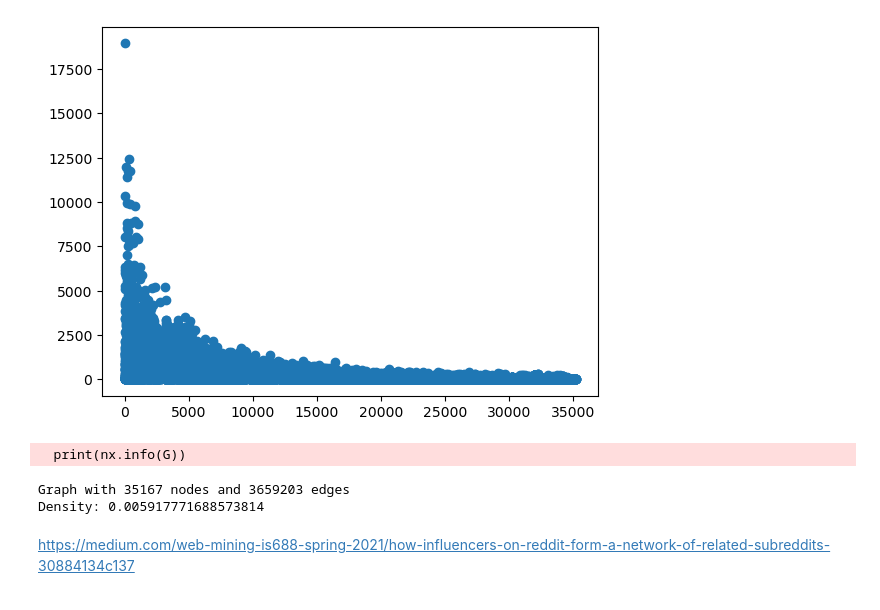
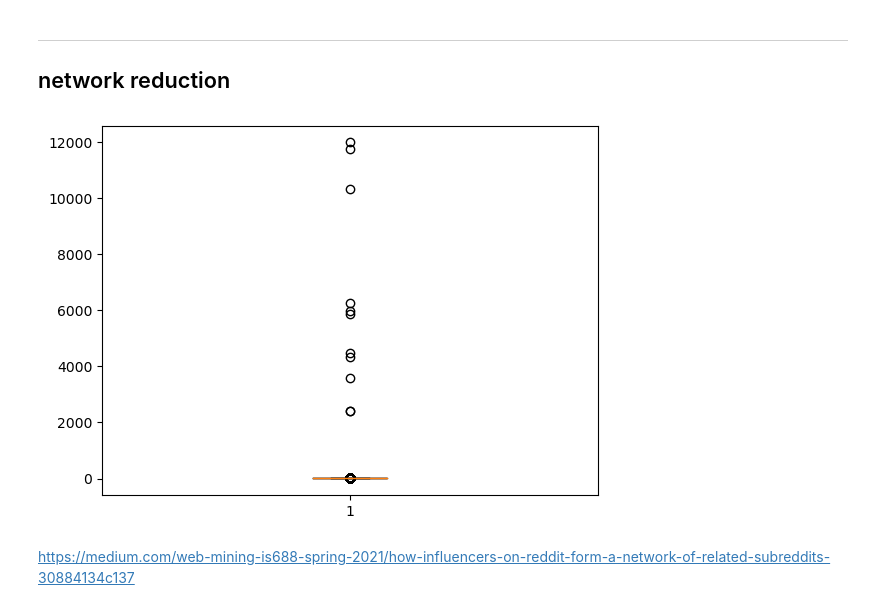
Before and after one commit to social-nlp-lab/reddit-network, a Jupyter notebook: make-network.ipynb, the cells around one changed output. Saved outputs shown, nothing was run; the diff lists cells and outputs as text; code cells hidden in the pictures.

```diff
--- a/make-network.ipynb
+++ b/make-network.ipynb
@@ -42,0 +12,6 @@ sub_counts = edges.groupby('subreddit').count()
+# %%
+
+# edges = edges[['from', 'subreddit']]
+edges = edges.rename(columns={'from': 'source', 'subreddit': 'target'})
+# reset index
+edges = edges.reset_index(drop=True)
@@ -42,0 +29,2 @@ sub_counts = edges.groupby('subreddit').count()
+# %%
+g = nx.from_pandas_edgelist(edges, source='source', target='target', create_using=nx.DiGraph())
@@ -42,0 +126,12 @@ sub_counts = edges.groupby('subreddit').count()
+# %%
+# add weights to edges
+# weight is the number of users shared between two subreddits
+# get the counts of each unique subreddit pair
+edge_counts = edges.groupby(['source', 'target']).size().reset_index(name='weight')
+
+# add edge weights to graph
+for index, row in edge_counts.iterrows():
+    g[row['source']][row['target']]['weight'] = row['weight']
+
+# get the top 10 most connected subreddits
+edge_counts.sort_values(by='weight', ascending=False).head(10)
@@ -42,0 +182,5 @@ sub_counts = edges.groupby('subreddit').count()
+# %%
+# five num summary of degree
+degree = pd.DataFrame.from_dict(dict(g.degree()), orient='index')
+degree.columns = ['degree']
+degree.describe()
@@ -42,0 +197,3 @@ sub_counts = edges.groupby('subreddit').count()
+# %% [markdown]
+---
+## network reduction
@@ -43,17 +204,6 @@ sub_counts = edges.groupby('subreddit').count()
 # %%
 # create scatter plot of degree distribution
-degrees = [G.degree(n) for n in G.nodes()]
-plt.scatter(range(len(degrees)), degrees)
+plt.boxplot(degree['degree'])
 plt.show()
 # %% [output]
-[figure, old version]
+[figure, new version]
-# %%
-print(nx.info(G))
-print('Density:', nx.density(G))
-
-# Save the graph to a file
-nx.write_gexf(G, 'data/reddit_network.gexf')
-# %% [output]
-  print(nx.info(G))
-Graph with 35167 nodes and 3659203 edges
-Density: 0.005917771688573814
```
Also changed, not shown: parts of 30 cells of this notebook.
